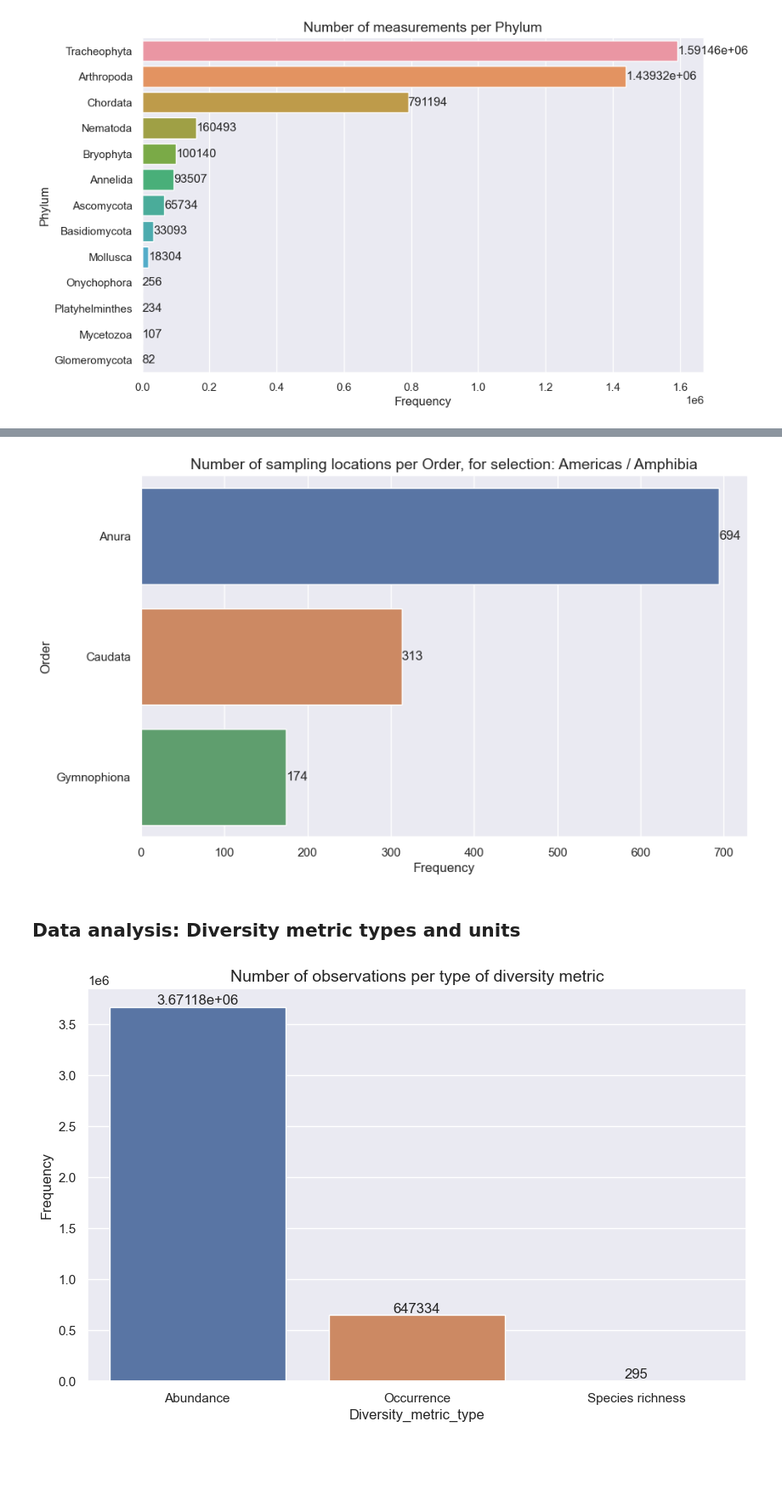
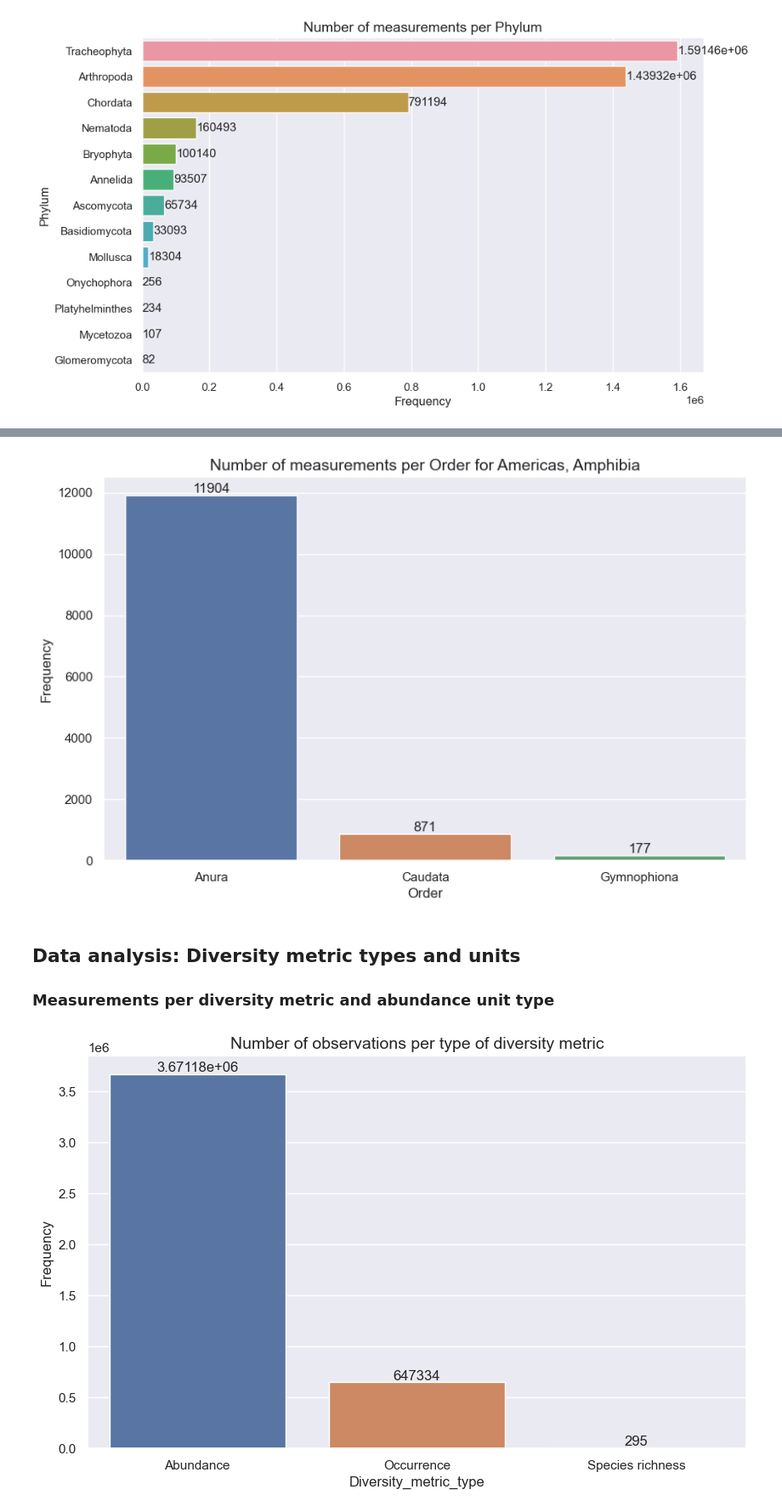
Before and after one commit to j-nystrom/biodiversity-impacts, a Jupyter notebook: notebooks/predicts_data_exploration.ipynb, the cells around one changed output, grey strips where cells are left out. Shown at 85% size. Cells and saved outputs as stored; diff of their text form; code cells hidden in the pictures; blank space fills up the shorter version.

```diff
--- a/notebooks/predicts_data_exploration.ipynb
+++ b/notebooks/predicts_data_exploration.ipynb
@@ -124,7 +124,7 @@ https://data.nhm.ac.uk/dataset/the-2016-release-of-the-predicts-database-v1-1
 - Based on 480 studies
 # %%
 # Load the original predicts data
-df_predicts_orig = pd.read_csv("PREDICTS/PREDICTS_2016/data.csv")
+df_predicts_orig = pd.read_csv("../../data/PREDICTS/PREDICTS_2016/data.csv")
 # %%
 df_predicts_orig.shape
 # %% [output]
@@ -142,7 +142,7 @@ https://data.nhm.ac.uk/dataset/release-of-data-added-to-the-predicts-database-no
 - Based on 115 studies
 # %%
 # Load the new 2022 predicts data
-df_predicts_new = pd.read_csv("PREDICTS/PREDICTS_2022/data.csv")
+df_predicts_new = pd.read_csv("../../data/PREDICTS/PREDICTS_2022/data.csv")
 # %%
 df_predicts_new.shape
 # %% [output]
@@ -479,12 +518,12 @@ plot_frequencies(
 # %%
 plot_frequencies(
     df_americas_amph,
     group_col="Order",
     count_col="SSS",
-    count_type="unique_values",
-    title="Number of sampling locations per Order, for selection: Americas / Amphibia",
+    count_type="measurements",
+    title="Number of measurements per Order for Americas, Amphibia",
     sort_ascending=False,
-    flip_axes=True,
+    flip_axes=False,
 )
 # %% [output]
-[figure, old version]
+[figure, new version]
@@ -491,5 +532,7 @@ plot_frequencies(
 # %% [markdown]
 ## Data analysis: Diversity metric types and units
+
+### Measurements per diversity metric and abundance unit type
 # %%
 plot_frequencies(
     df_predicts,
```
Also changed, not shown: parts of 46 cells of this notebook.
